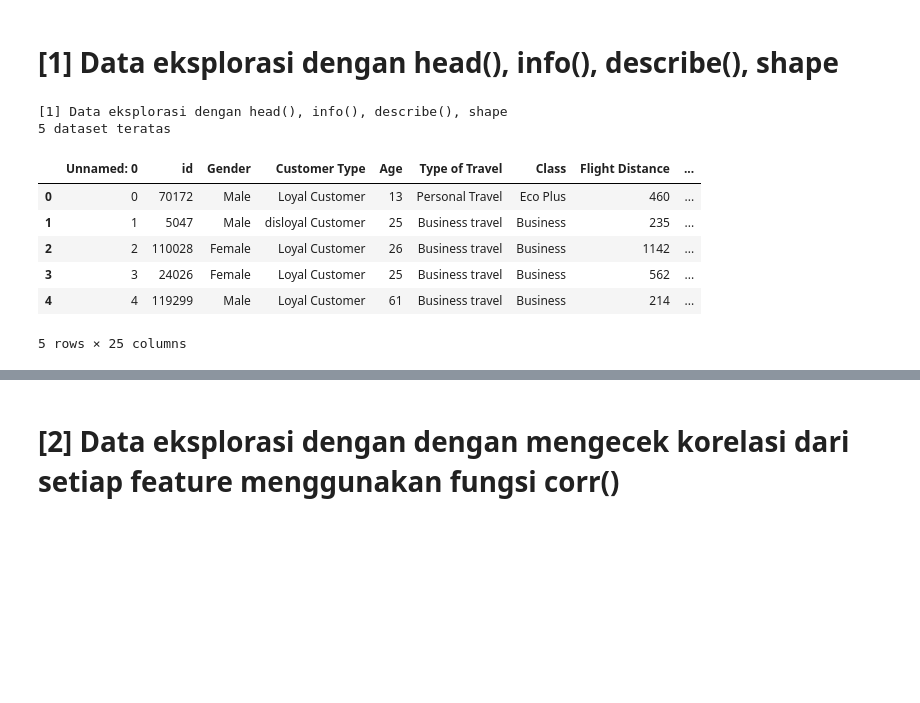
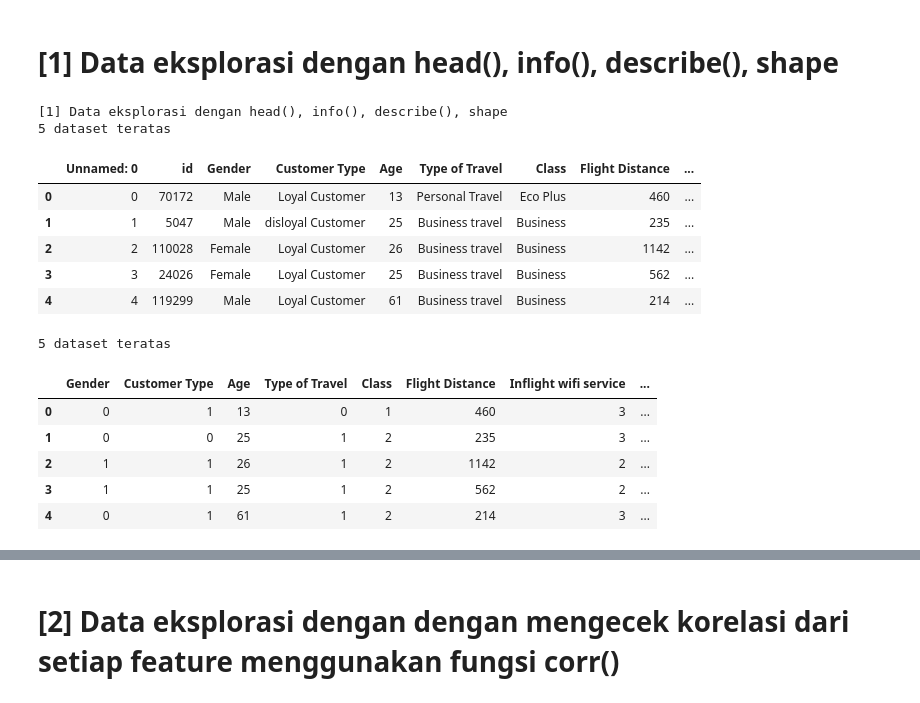
Before and after one commit to halimkun/data-science-lanjut, a Jupyter notebook: uts_faisal_halim.ipynb, the cells around one changed output, grey strips where cells are left out. Drawn from its saved outputs; the diff is of its cells as text; code cells hidden in the pictures; blank space fills up the shorter version.

```diff
--- a/uts_faisal_halim.ipynb
+++ b/uts_faisal_halim.ipynb
@@ -5,8 +5,8 @@
 import pandas as pd
 
 # dataset
-dtest = pd.read_csv('./datasets/airline_passenger_satisfaction/test.csv')
-dtrain = pd.read_csv('./datasets/airline_passenger_satisfaction/train.csv')
+dtest = pd.read_csv('https://raw.githubusercontent.com/halimkun/data-science-lanjut/main/datasets/airline_passenger_satisfaction/test.csv')
+dtrain = pd.read_csv('https://raw.githubusercontent.com/halimkun/data-science-lanjut/main/datasets/airline_passenger_satisfaction/train.csv')
 
 print('[1] Data eksplorasi dengan head(), info(), describe(), shape')
 
@@ -21,7 +21,73 @@ dtrain.head()
 | 2 | 2 | 110028 | Female | Loyal Customer | 26 | Business travel | Business | 1142 | ... |
 | 3 | 3 | 24026 | Female | Loyal Customer | 25 | Business travel | Business | 562 | ... |
 | 4 | 4 | 119299 | Male | Loyal Customer | 61 | Business travel | Business | 214 | ... |
-5 rows × 25 columns
+# %%
+def transform_gender(x):
+    if x == 'Female':
+        return 1
+    elif x == 'Male':
+        return 0
+    else:
+        return -1
+
+def transform_customer_type(x):
+    if x == 'Loyal Customer':
+        return 1
+    elif x == 'disloyal Customer':
+        return 0
+    else:
+        return -1
+
+def transform_travel_type(x):
+    if x == 'Business travel':
+        return 1
+    elif x == 'Personal Travel':
+        return 0
+    else:
+        return -1
+
+def transform_class(x):
+    if x == 'Business':
+        return 2
+    elif x == 'Eco Plus':
+        return 1
+    elif x == 'Eco':
+        return 0
+    else:
+        return -1
+
+def transform_satisfaction(x):
+    if x == 'satisfied':
+        return 1
+    elif x == 'neutral or dissatisfied':
+        return 0
+    else:
+        return -1
+
+def process_data(df):
+    df = df.drop(['Unnamed: 0', 'id'], axis = 1)
+    df['Gender'] = df['Gender'].apply(transform_gender)
+    df['Customer Type'] = df['Customer Type'].apply(transform_customer_type)
+    df['Type of Travel'] = df['Type of Travel'].apply(transform_travel_type)
+    df['Class'] = df['Class'].apply(transform_class)
+    df['satisfaction'] = df['satisfaction'].apply(transform_satisfaction)
+    df['Arrival Delay in Minutes'].fillna(df['Arrival Delay in Minutes'].median(), inplace = True)
+
+    return df
+
+dtrain = process_data(dtrain)
+dtest = process_data(dtest)
+
+print('5 dataset teratas')
+dtrain.head()
+# %% [output]
+5 dataset teratas
+|  | Gender | Customer Type | Age | Type of Travel | Class | Flight Distance | Inflight wifi service | ... |
+| 0 | 0 | 1 | 13 | 0 | 1 | 460 | 3 | ... |
+| 1 | 0 | 0 | 25 | 1 | 2 | 235 | 3 | ... |
+| 2 | 1 | 1 | 26 | 1 | 2 | 1142 | 2 | ... |
+| 3 | 1 | 1 | 25 | 1 | 2 | 562 | 2 | ... |
+| 4 | 0 | 1 | 61 | 1 | 2 | 214 | 3 | ... |
 # %%
 print("Informasi Dataset :")
 print(dtrain.info(memory_usage=False))
```
Also changed, not shown: parts of 9 cells of this notebook.
